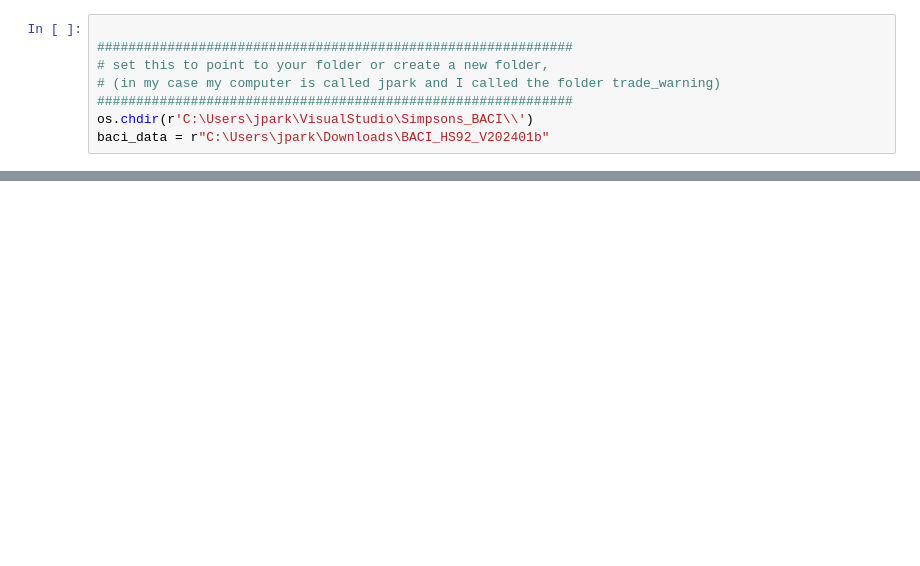
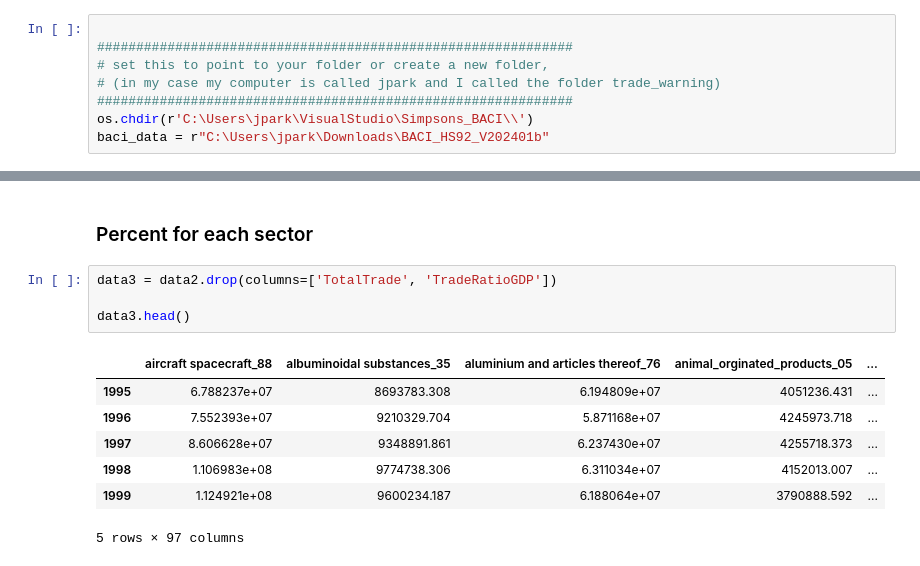
Before and after one commit to powell001/Simpsons_BACI, a Jupyter notebook: baci_preparation/baci_readin.ipynb, the cells around one changed output, grey strips where cells are left out. Saved outputs shown, nothing was run; the diff lists cells and outputs as text; blank space fills up the shorter version.

```diff
--- a/baci_preparation/baci_readin.ipynb
+++ b/baci_preparation/baci_readin.ipynb
@@ -298,0 +286,14 @@ Index([1995, 1996, 1997, 1998, 1999, 2000, 2001, 2002, 2003, 2004, 2005, 2006, 2
+# %% [markdown]
+### Percent for each sector
+# %%
+data3 = data2.drop(columns=['TotalTrade', 'TradeRatioGDP'])
+
+data3.head()
+# %% [output]
+|  | aircraft spacecraft_88 | albuminoidal substances_35 | aluminium and articles thereof_76 | animal_orginated_products_05 | ... |
+| 1995 | 6.788237e+07 | 8693783.308 | 6.194809e+07 | 4051236.431 | ... |
+| 1996 | 7.552393e+07 | 9210329.704 | 5.871168e+07 | 4245973.718 | ... |
+| 1997 | 8.606628e+07 | 9348891.861 | 6.237430e+07 | 4255718.373 | ... |
+| 1998 | 1.106983e+08 | 9774738.306 | 6.311034e+07 | 4152013.007 | ... |
+| 1999 | 1.124921e+08 | 9600234.187 | 6.188064e+07 | 3790888.592 | ... |
+5 rows × 97 columns
```
Also changed, not shown: parts of 14 cells of this notebook.
